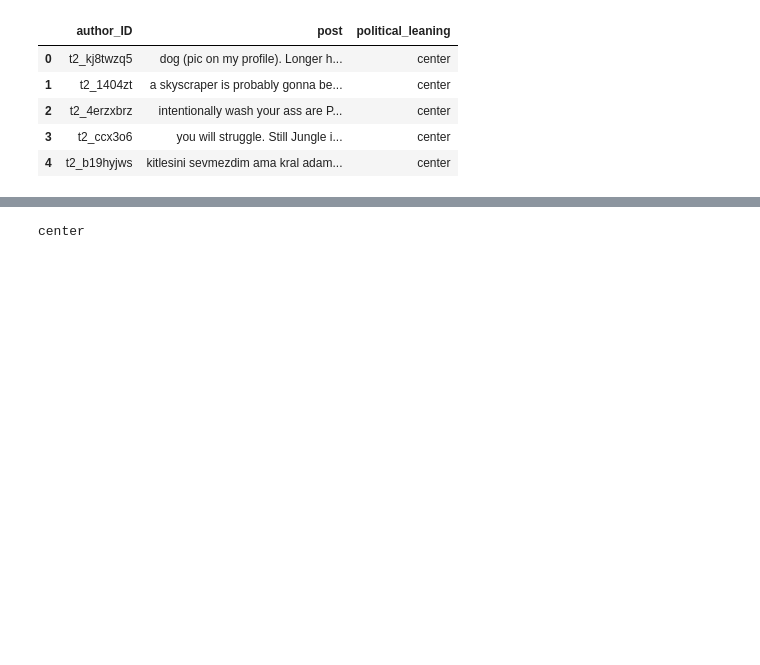
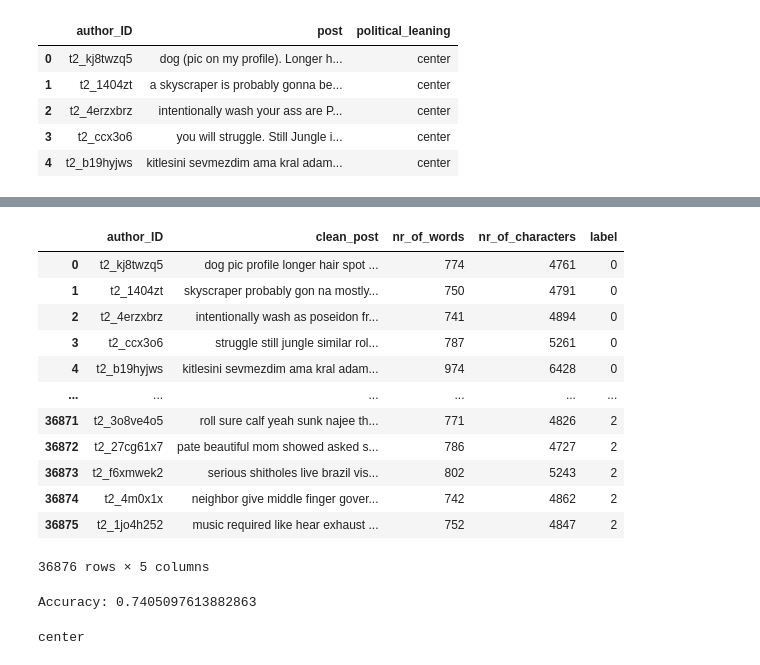
Before and after one commit to wxsoi/LAI, a Jupyter notebook: model.ipynb, the cells around one changed output, grey strips where cells are left out. Cells and saved outputs as stored; diff of their text form; code cells hidden in the pictures; blank space fills up the shorter version.

```diff
--- a/model.ipynb
+++ b/model.ipynb
@@ -28,14 +44,20 @@ df.head()
 | 3 | t2_ccx3o6 | you will struggle. Still Jungle i... | center |
 | 4 | t2_b19hyjws | kitlesini sevmezdim ama kral adam... | center |
 # %%
-# Load data
-df = pd.read_csv('sample.csv')
+# Load NLTK stopwords
+stop_words = set(stopwords.words('english'))  # Use set for faster lookup
+
+# Initialize the lemmatizer
+lemmatizer = WordNetLemmatizer()
 
 # Text Preprocessing
-lemmatizer = WordNetLemmatizer()
 def preprocess(text):
-    tokens = word_tokenize(text.lower())
-    lemmas = [lemmatizer.lemmatize(token) for token in tokens if token.isalnum()]
+    tokens = word_tokenize(text.lower())  # Tokenize and convert to lowercase
+    lemmas = [
+        lemmatizer.lemmatize(token)
+        for token in tokens
+        if token.isalnum() and token not in stop_words  # Remove stop words
+    ]
     return ' '.join(lemmas)
 
 df['clean_post'] = df['post'].apply(preprocess)
@@ -44,4 +66,4 @@ df['nr_of_characters'] = df['clean_post'].apply(len)
 
 # Label Encoding
 le = LabelEncoder()
-df['label'] = le.fit_transform(df['political_leaning'])  # 0, 1, 2 for left, center, right
+df['label'] = le.fit_transform(df['political_leaning'])  # 0, 1, 2 for center, left, right
@@ -90,0 +79,16 @@ shap_values = explainer(X_test_transformed)
+# %%
+df.drop(columns=['post', 'political_leaning'], axis=1)
+# %% [output]
+|  | author_ID | clean_post | nr_of_words | nr_of_characters | label |
+| 0 | t2_kj8twzq5 | dog pic profile longer hair spot ... | 774 | 4761 | 0 |
+| 1 | t2_1404zt | skyscraper probably gon na mostly... | 750 | 4791 | 0 |
+| 2 | t2_4erzxbrz | intentionally wash as poseidon fr... | 741 | 4894 | 0 |
+| 3 | t2_ccx3o6 | struggle still jungle similar rol... | 787 | 5261 | 0 |
+| 4 | t2_b19hyjws | kitlesini sevmezdim ama kral adam... | 974 | 6428 | 0 |
+| ... | ... | ... | ... | ... | ... |
+| 36871 | t2_3o8ve4o5 | roll sure calf yeah sunk najee th... | 771 | 4826 | 2 |
+| 36872 | t2_27cg61x7 | pate beautiful mom showed asked s... | 786 | 4727 | 2 |
+| 36873 | t2_f6xmwek2 | serious shitholes live brazil vis... | 802 | 5243 | 2 |
+| 36874 | t2_4m0x1x | neighbor give middle finger gover... | 742 | 4862 | 2 |
+| 36875 | t2_1jo4h252 | music required like hear exhaust ... | 752 | 4847 | 2 |
+36876 rows × 5 columns
@@ -90,0 +97,31 @@ shap_values = explainer(X_test_transformed)
+# %%
+from sklearn.ensemble import RandomForestClassifier
+
+
+# Split the data
+X_train, X_test, y_train, y_test = train_test_split(df[['clean_post', 'nr_of_words', 'nr_of_characters']],
+                                                    df['label'], test_size=0.2, random_state=42)
+
+# Step 1: Vectorize the text
+tfidf = TfidfVectorizer(max_features=1000)
+X_train_tfidf = tfidf.fit_transform(X_train['clean_post']).toarray()
+X_test_tfidf = tfidf.transform(X_test['clean_post']).toarray()
+
+# Step 2: Combine TF-IDF and numeric features
+X_train_combined = np.hstack((X_train_tfidf, X_train[['nr_of_words', 'nr_of_characters']].values))
+X_test_combined = np.hstack((X_test_tfidf, X_test[['nr_of_words', 'nr_of_characters']].values))
+
+# Get feature names: Combine TF-IDF feature names and numeric feature names
+tfidf_feature_names = tfidf.get_feature_names_out()
+numeric_feature_names = ['nr_of_words', 'nr_of_characters']
+all_feature_names = list(tfidf_feature_names) + numeric_feature_names
+
+# Step 4: Train the model
+model = RandomForestClassifier(n_estimators=100, random_state=42)
+model.fit(X_train_combined, y_train)
+
+# Step 5: Evaluate the model
+accuracy = model.score(X_test_combined, y_test)
+print(f"Accuracy: {accuracy}")
+# %% [output]
+Accuracy: 0.7405097613882863
```
Also changed, not shown: parts of 15 cells of this notebook, 1 other file.
